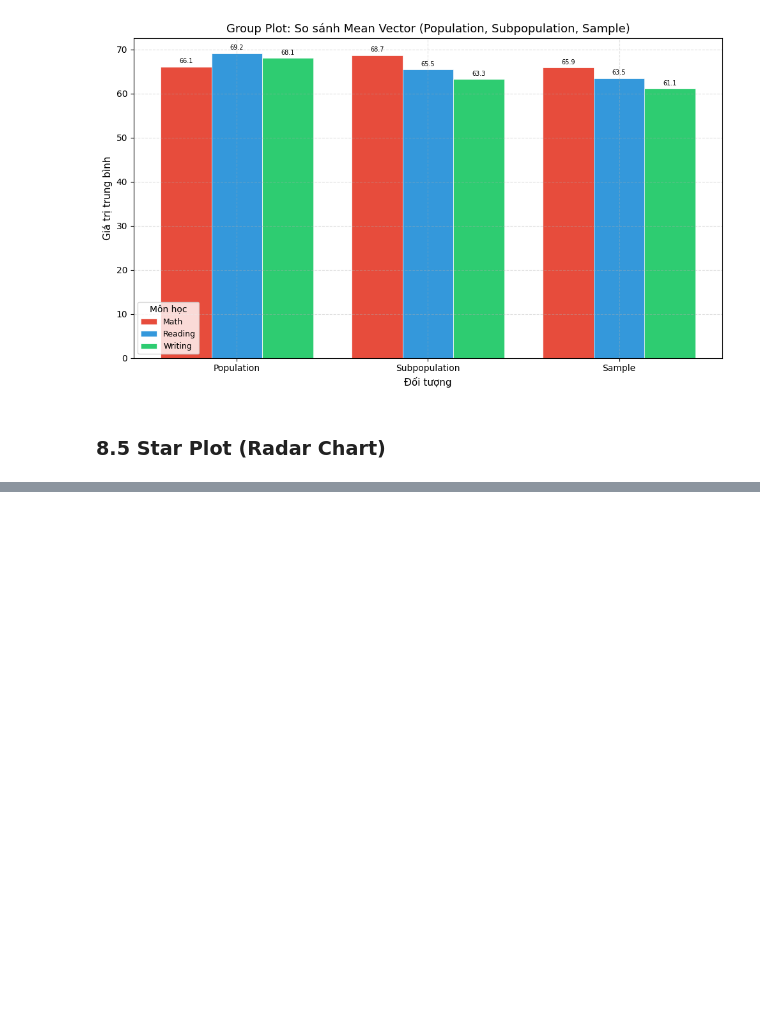
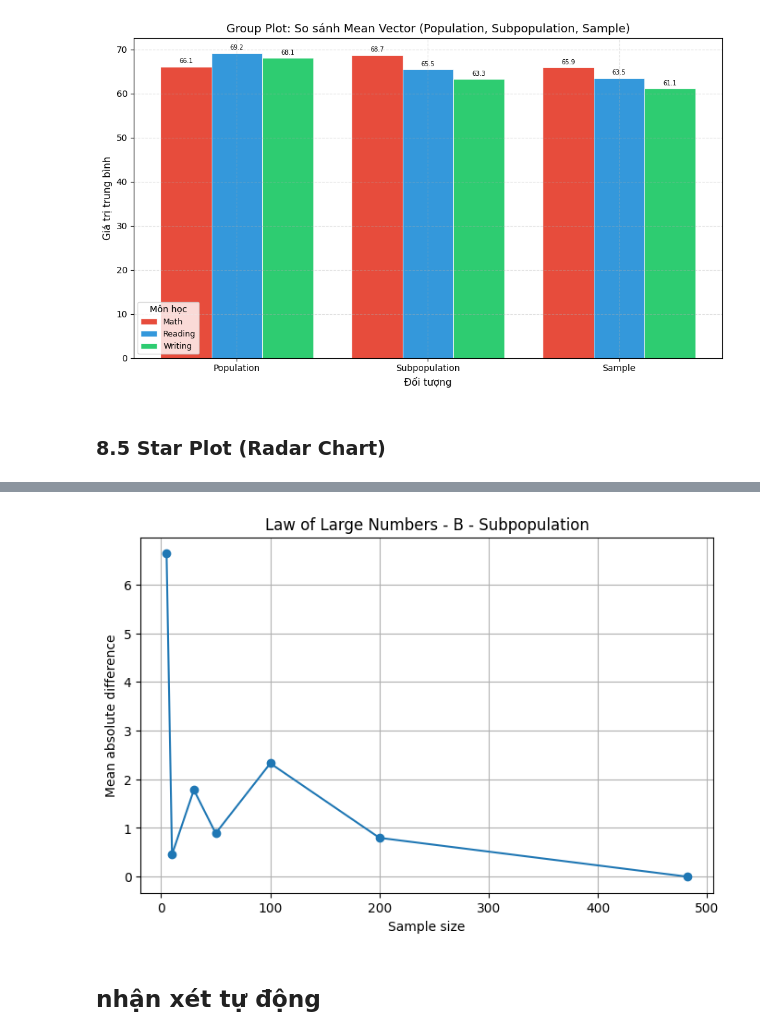
Before and after one commit to ntnthinh205/gk_msa, a Jupyter notebook: multivariate_statistics.ipynb, the cells around one changed output, grey strips where cells are left out. Cells and saved outputs as stored; diff of their text form; code cells hidden in the pictures; blank space fills up the shorter version.

Commit message:
Law of Large Number and The Central Limit Theorem

```diff
--- a/multivariate_statistics.ipynb
+++ b/multivariate_statistics.ipynb
@@ -3214,0 +3260,20 @@ plt.show()
+# %%
+def calculate_mean_absolute_difference(vector_a, vector_b):
+    """
+    Tính độ lệch tuyệt đối trung bình giữa hai vector.
+
+    Công thức:
+
+        mean_abs_diff = mean(|a_j - b_j|)
+
+    Không dùng np.mean().
+    """
+
+    total_abs_diff = 0
+    count = 0
+
+    for index in vector_a.index:
+        total_abs_diff += abs(vector_a[index] - vector_b[index])
+        count += 1
+
+    return total_abs_diff / count
@@ -3214,0 +3341,10 @@ plt.show()
+# %%
+lln_result_df = run_law_of_large_numbers_experiment(
+    source_df=lln_source_df,
+    reference_mean_vector=lln_reference_mean_vector,
+    score_cols=score_cols,
+    random_state=RANDOM_STATE
+)
+
+print("Law of Large Numbers Result")
+display(lln_result_df)
@@ -3214,0 +3361,18 @@ plt.show()
+# %%
+plt.figure()
+
+plt.plot(
+    lln_result_df["sample_size"],
+    lln_result_df["mean_absolute_difference"],
+    marker="o"
+)
+
+plt.xlabel("Sample size")
+plt.ylabel("Mean absolute difference")
+plt.title(f"Law of Large Numbers - {lln_reference_name}")
+plt.grid(True)
+plt.show()
+# %% [output]
+[figure, added]
+# %% [markdown]
+## nhận xét tự động
```
Also changed, not shown: parts of 22 cells of this notebook.
